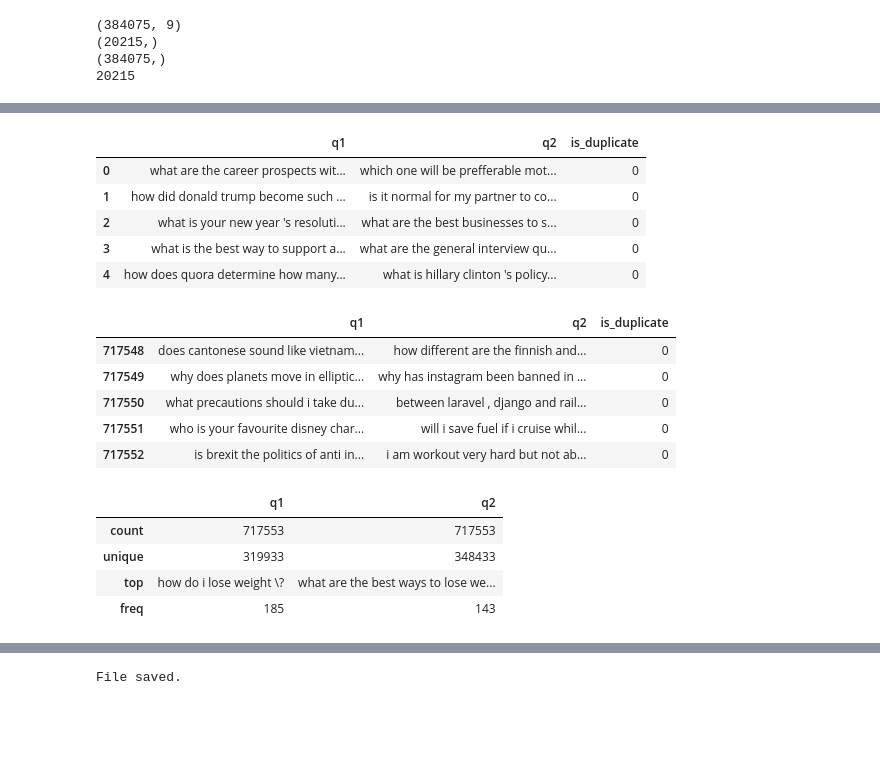
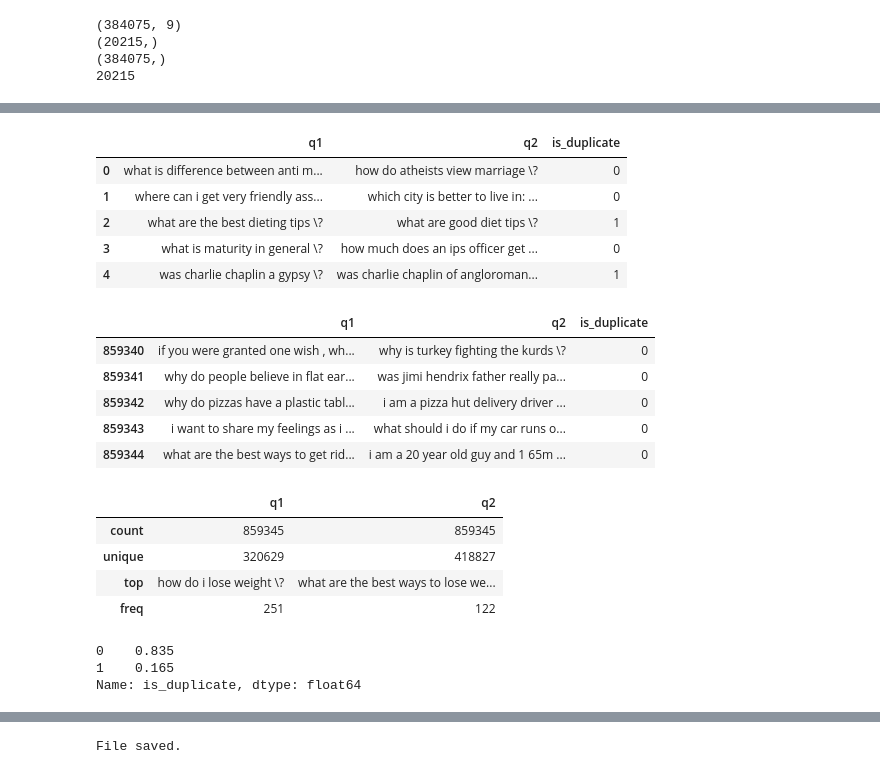
Before and after one commit to bencxs/quora-question-pairs, a Jupyter notebook: 1_preprocess.ipynb, the cells around one changed output, grey strips where cells are left out. Saved outputs shown, nothing was run; the diff lists cells and outputs as text; code cells hidden in the pictures; blank space fills up the shorter version.

```diff
--- a/1_preprocess.ipynb
+++ b/1_preprocess.ipynb
@@ -110,0 +124,7 @@ print(len(y_val))
+# %%
+# pos / pos + neg = 16.5%
+pct = 16.5
+pos_class = (pct * c[0] / (100 - pct))
+pos_class_amt = int(np.round(pos_class, 0))
+print("Pos class needs to be: " +
+      str(pos_class_amt) + " to balance to " + str(pct) + " % duplicates.")
@@ -127,25 +176,30 @@ def pos_neg_stats(df_pos, df_neg, pct):
 
     # Pos / Pos + Neg = 16.5%, then: Neg = Pos * 100 / 16.5 - Pos
     neg_class = (len(df_pos) * 100 / pct) - len(df_pos)
+    neg_class_amt = int(np.round(neg_class, 0))
     print("Neg class needs to be: " +
-          str(np.round(neg_class, 0)) + " to balance to " + str(pct) + " % duplicates.")
+          str(neg_class_amt) + " to balance to " + str(pct) + " % duplicates.")
 
-def random_oversample(pos, neg, size):
+    return neg_class_amt
+
+def random_oversample(pos, neg, pct):
     '''
     Oversamples majority class by an amount
     '''
+    # Gets a random sample of all rows (frac=1) i.e. shuffling the entire dataset
     pos = pos.sample(frac=1).reset_index(drop=True)
     neg = neg.sample(frac=1).reset_index(drop=True)
 
     df = pd.DataFrame()
+
     df["q1"] = pos["q1"]
     df["q2"] = neg["q2"]
-    print(len(df))
+    #print(len(df))
 
     df2 = pd.DataFrame()
     df2["q1"] = pos["q2"]
     df2["q2"] = neg["q1"]
-    print(len(df2))
+    #print(len(df2))
 
     df = df.append(df2)
 
@@ -155,7 +209,7 @@ def random_oversample(pos, neg, size):
     df3 = pd.DataFrame()
     df3["q1"] = neg["q2"]
     df3["q2"] = neg["q1"]
-    print(len(df3))
+    #print(len(df3))
 
     df = df.append(df3)
 
@@ -165,7 +219,7 @@ def random_oversample(pos, neg, size):
     df4 = pd.DataFrame()
     df4["q1"] = pos["q2"]
     df4["q2"] = neg["q2"]
-    print(len(df4))
+    #print(len(df4))
 
     df = df.append(df4)
 
@@ -175,21 +229,32 @@ def random_oversample(pos, neg, size):
     df5 = pd.DataFrame()
     df5["q1"] = pos["q1"]
     df5["q2"] = neg["q1"]
-    print(len(df5))
+    #print(len(df5))
 
     df = df.append(df5)
     df = df.reset_index(drop=True)
     print("Total oversampled examples to choose from: ", len(df))
 
-    df_sample_ind = np.random.choice(df.index.values, size=size, replace=False)
+    # Randomly select a subset of the oversampled examples
+    # to fit the required percentage duplicates
+    df_sample_ind = np.random.choice(
+        df.index.values,
+        size=pos_neg_stats(pos, neg, pct),
+        replace=False)
     df_sample = df.loc[df_sample_ind]
     df_sample = df_sample.reset_index(drop=True)
     df_sample["is_duplicate"] = 0
 
+    # Retain all examples in positive class
+    df_pos_all = pos[["q1", "q2", "is_duplicate"]].copy()
+    df_sample = pd.concat([df_sample, df_pos_all])
+    # Reshuffle dataset one last time
+    df_sample = df_sample.sample(frac=1).reset_index(drop=True)
+
     print("Total examples in rebalanced dataset: ", len(df_sample))
 
     # Pos / Pos + Neg * 100
-    pos_neg_ratio = float(len(pos)) / (len(pos) + len(df_sample)) * 100
+    pos_neg_ratio = float(len(pos)) / (len(df_sample)) * 100
     print("Percentage duplicates in rebalanced dataset: " + str(np.round(pos_neg_ratio, 2)) + " %")
 
     display(df_sample.head())
@@ -198,7 +263,6 @@ def random_oversample(pos, neg, size):
 
     return df_sample
 
-pos_neg_stats(df_pos, df_neg, 16.5)
-#df_sample = random_oversample(df_pos, df_neg, 747796)
-df_sample = random_oversample(df_pos, df_neg, 717553)
+#717553
+df_sample = random_oversample(df_pos, df_neg, 16.5)
 # %% [output]
@@ -216,21 +275,27 @@ Neg class needs to be: 717553.0 to balance to 16.5 % duplicates.
 Percentage duplicates in rebalanced dataset: 16.5 %
 |  | q1 | q2 | is_duplicate |
-| 0 | what are the career prospects wit... | which one will be prefferable mot... | 0 |
-| 1 | how did donald trump become such ... | is it normal for my partner to co... | 0 |
-| 2 | what is your new year 's resoluti... | what are the best businesses to s... | 0 |
-| 3 | what is the best way to support a... | what are the general interview qu... | 0 |
-| 4 | how does quora determine how many... | what is hillary clinton 's policy... | 0 |
+| 0 | what is difference between anti m... | how do atheists view marriage \? | 0 |
+| 1 | where can i get very friendly ass... | which city is better to live in: ... | 0 |
+| 2 | what are the best dieting tips \? | what are good diet tips \? | 1 |
+| 3 | what is maturity in general \? | how much does an ips officer get ... | 0 |
+| 4 | was charlie chaplin a gypsy \? | was charlie chaplin of angloroman... | 1 |
 |  | q1 | q2 | is_duplicate |
-| 717548 | does cantonese sound like vietnam... | how different are the finnish and... | 0 |
-| 717549 | why does planets move in elliptic... | why has instagram been banned in ... | 0 |
-| 717550 | what precautions should i take du... | between laravel , django and rail... | 0 |
-| 717551 | who is your favourite disney char... | will i save fuel if i cruise whil... | 0 |
-| 717552 | is brexit the politics of anti in... | i am workout very hard but not ab... | 0 |
+| 859340 | if you were granted one wish , wh... | why is turkey fighting the kurds \? | 0 |
+| 859341 | why do people believe in flat ear... | was jimi hendrix father really pa... | 0 |
+| 859342 | why do pizzas have a plastic tabl... | i am a pizza hut delivery driver ... | 0 |
+| 859343 | i want to share my feelings as i ... | what should i do if my car runs o... | 0 |
+| 859344 | what are the best ways to get rid... | i am a 20 year old guy and 1 65m ... | 0 |
 |  | q1 | q2 |
-| count | 717553 | 717553 |
-| unique | 319933 | 348433 |
+| count | 859345 | 859345 |
+| unique | 320629 | 418827 |
 | top | how do i lose weight \? | what are the best ways to lose we... |
-| freq | 185 | 143 |
+| freq | 251 | 122 |
+# %%
+print(df_sample['is_duplicate'].value_counts(normalize=True))
+# %% [output]
+0    0.835
+1    0.165
+Name: is_duplicate, dtype: float64
 # %%
 # Merge Q1 and Q2 as one feature
 df_sample["merged"] = df_sample["q1"] + " " + df_sample["q2"]
```
Also changed, not shown: parts of 16 cells of this notebook.
